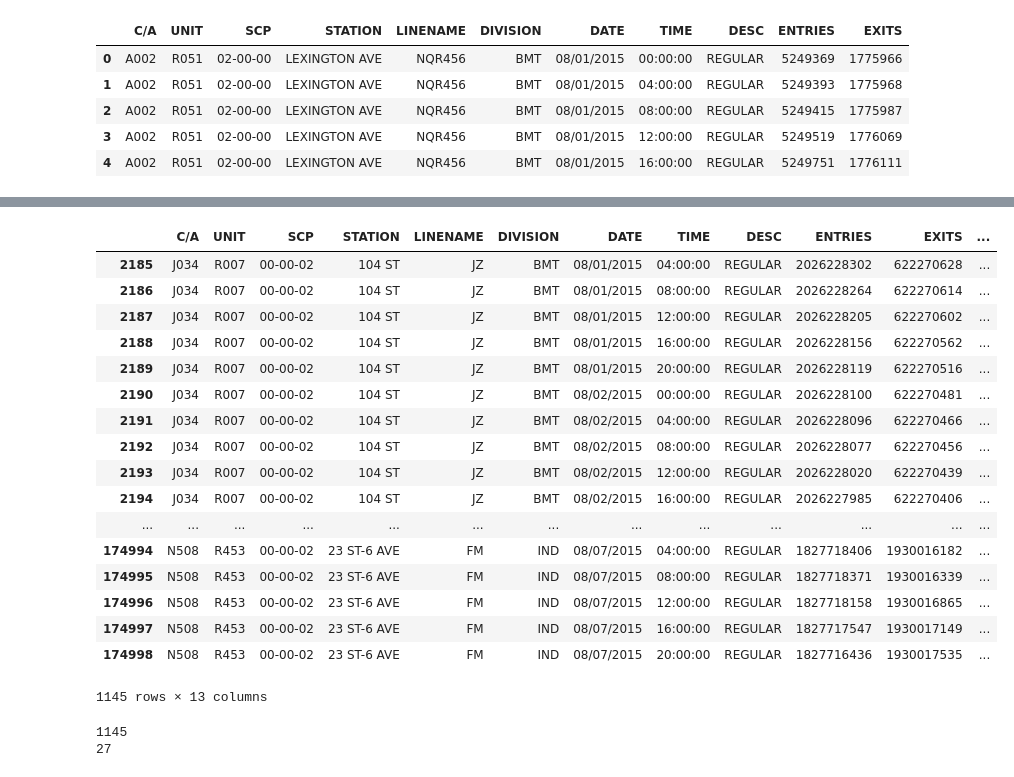
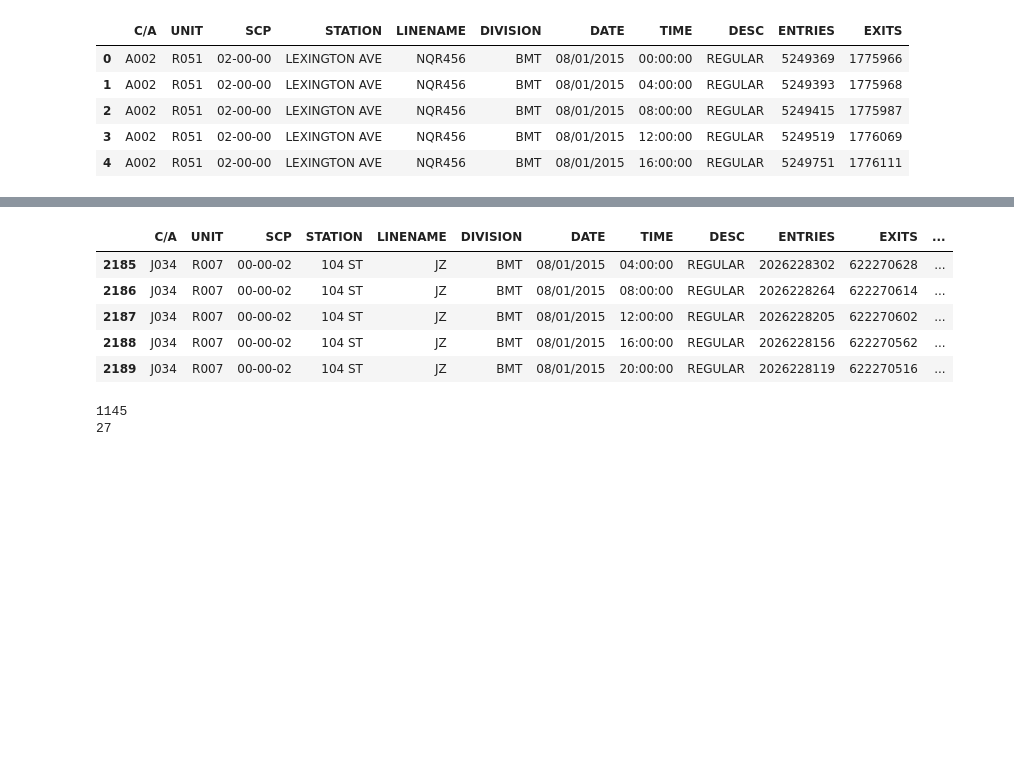
Before and after one commit to jeffhudson/misc_projects, a Jupyter notebook: mta_ridership/MTA_Ridership.ipynb, the cells around one changed output, grey strips where cells are left out. Drawn from its saved outputs; the diff is of its cells as text; code cells hidden in the pictures; blank space fills up the shorter version.

```diff
--- a/mta_ridership/MTA_Ridership.ipynb
+++ b/mta_ridership/MTA_Ridership.ipynb
@@ -95,27 +105,15 @@ for name, group in agg:
 # %%
 
 ## Check for negative values
 
-obj[obj.NC_ENTRIES < 0]
+obj[obj.NC_ENTRIES < 0].head()
 # %% [output]
 |  | C/A | UNIT | SCP | STATION | LINENAME | DIVISION | DATE | TIME | DESC | ENTRIES | EXITS | ... |
 | 2185 | J034 | R007 | 00-00-02 | 104 ST | JZ | BMT | 08/01/2015 | 04:00:00 | REGULAR | 2026228302 | 622270628 | ... |
 | 2186 | J034 | R007 | 00-00-02 | 104 ST | JZ | BMT | 08/01/2015 | 08:00:00 | REGULAR | 2026228264 | 622270614 | ... |
 | 2187 | J034 | R007 | 00-00-02 | 104 ST | JZ | BMT | 08/01/2015 | 12:00:00 | REGULAR | 2026228205 | 622270602 | ... |
 | 2188 | J034 | R007 | 00-00-02 | 104 ST | JZ | BMT | 08/01/2015 | 16:00:00 | REGULAR | 2026228156 | 622270562 | ... |
 | 2189 | J034 | R007 | 00-00-02 | 104 ST | JZ | BMT | 08/01/2015 | 20:00:00 | REGULAR | 2026228119 | 622270516 | ... |
-| 2190 | J034 | R007 | 00-00-02 | 104 ST | JZ | BMT | 08/02/2015 | 00:00:00 | REGULAR | 2026228100 | 622270481 | ... |
-| 2191 | J034 | R007 | 00-00-02 | 104 ST | JZ | BMT | 08/02/2015 | 04:00:00 | REGULAR | 2026228096 | 622270466 | ... |
-| 2192 | J034 | R007 | 00-00-02 | 104 ST | JZ | BMT | 08/02/2015 | 08:00:00 | REGULAR | 2026228077 | 622270456 | ... |
-| 2193 | J034 | R007 | 00-00-02 | 104 ST | JZ | BMT | 08/02/2015 | 12:00:00 | REGULAR | 2026228020 | 622270439 | ... |
-| 2194 | J034 | R007 | 00-00-02 | 104 ST | JZ | BMT | 08/02/2015 | 16:00:00 | REGULAR | 2026227985 | 622270406 | ... |
-| ... | ... | ... | ... | ... | ... | ... | ... | ... | ... | ... | ... | ... |
-| 174994 | N508 | R453 | 00-00-02 | 23 ST-6 AVE | FM | IND | 08/07/2015 | 04:00:00 | REGULAR | 1827718406 | 1930016182 | ... |
-| 174995 | N508 | R453 | 00-00-02 | 23 ST-6 AVE | FM | IND | 08/07/2015 | 08:00:00 | REGULAR | 1827718371 | 1930016339 | ... |
-| 174996 | N508 | R453 | 00-00-02 | 23 ST-6 AVE | FM | IND | 08/07/2015 | 12:00:00 | REGULAR | 1827718158 | 1930016865 | ... |
-| 174997 | N508 | R453 | 00-00-02 | 23 ST-6 AVE | FM | IND | 08/07/2015 | 16:00:00 | REGULAR | 1827717547 | 1930017149 | ... |
-| 174998 | N508 | R453 | 00-00-02 | 23 ST-6 AVE | FM | IND | 08/07/2015 | 20:00:00 | REGULAR | 1827716436 | 1930017535 | ... |
-1145 rows × 13 columns
 # %%
 print sum(obj.NC_ENTRIES < 0)
 print sum(obj.NC_ENTRIES < 0) / 42 ## 7 days * 6 collections per day = 42 entries for each device
```
Also changed, not shown: parts of 15 cells of this notebook, 2 other files.
